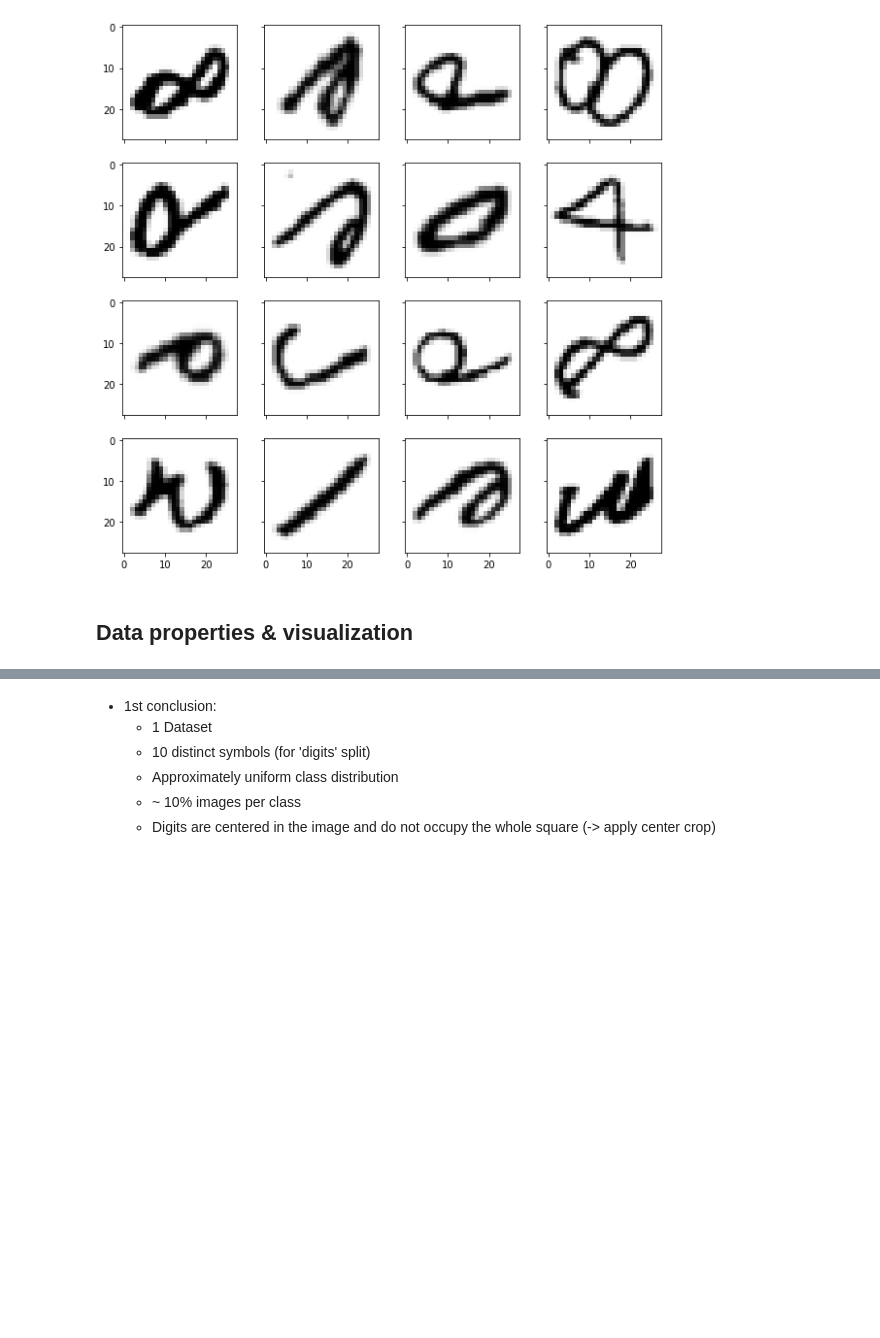
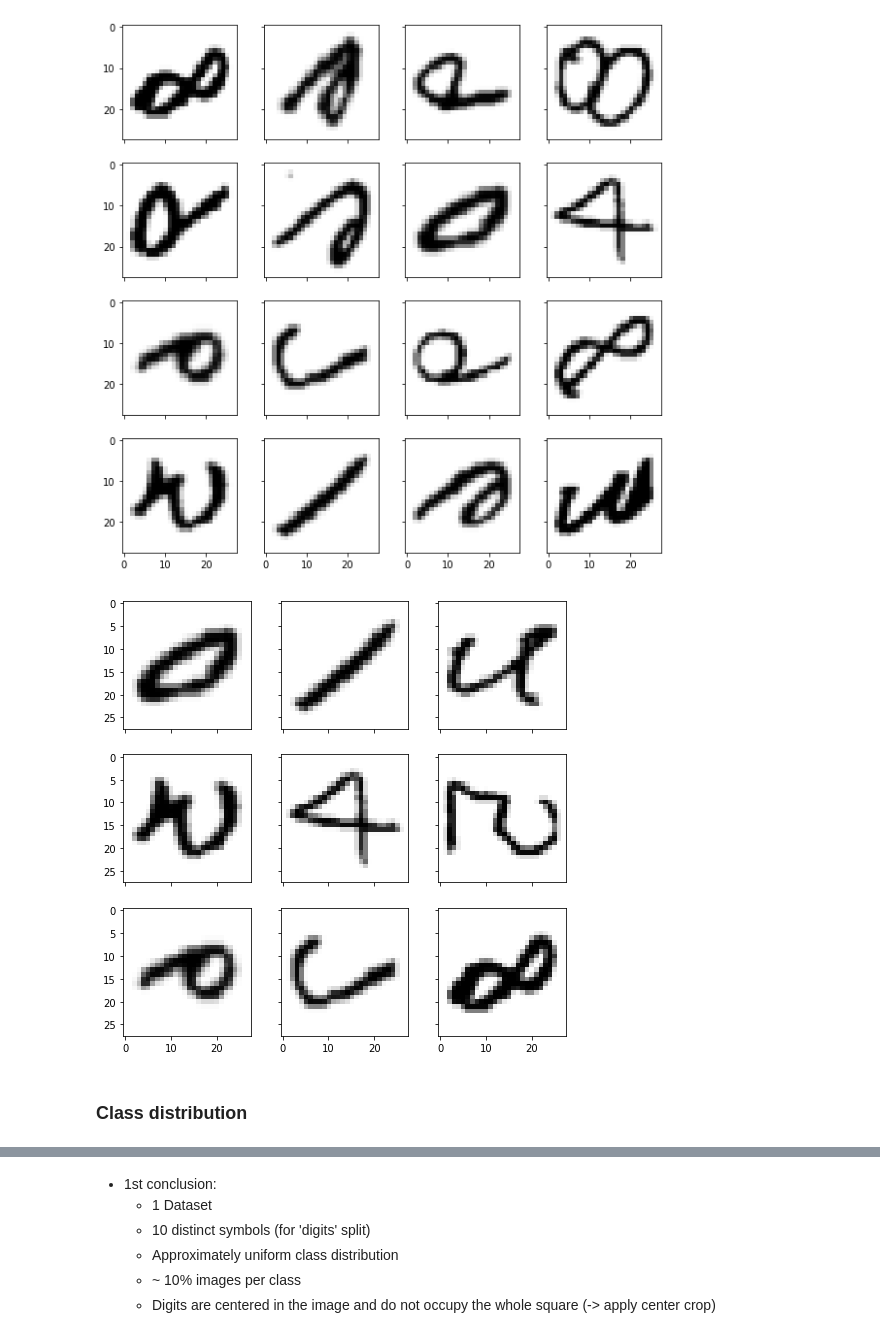
Before and after one commit to PashaIanko/RestrictedBolzmannMachine, a Jupyter notebook: Omniglot_learning.ipynb, the cells around one changed output, grey strips where cells are left out. Cells and saved outputs as stored; diff of their text form; code cells hidden in the pictures; blank space fills up the shorter version.

```diff
--- a/Omniglot_learning.ipynb
+++ b/Omniglot_learning.ipynb
@@ -175,6 +305,8 @@ def project_hidden_layer(weights_matrices, layer_numb):
 - Fix seeds for reproducibility
 # %%
 %%capture
+
+fix_seeds()
 
 transformer = tv.transforms.Compose(
     [
@@ -182,7 +314,10 @@ transformer = tv.transforms.Compose(
         tv.transforms.ToTensor(),
 
         # Transform to {-1, 1} binary image
-        tv.transforms.Normalize(mean=(MEAN_,), std=(STD_)),
+        tv.transforms.Normalize(
+            mean=(PreprocParams.mean,),
+            std=(PreprocParams.std)
+        ),
 
         # Rotate
         # tv.transforms.RandomRotation(degrees = 90)
@@ -197,11 +332,6 @@ data = tv.datasets.EMNIST(
     split = 'digits',
     # shuffle = False
 )
-# test = tv.datasets.EMNIST(
-#     root = 'data/',
-#     train = False,
-#     download = True,
-#     transform = transformer,
-#     split = 'digits',
-#     # shuffle_files = False
-# )
+
+data.data = (data.data.type(torch.FloatTensor) / 255)
+print(f'Data size: {data.data.shape}')
@@ -224,14 +345,18 @@ torch.Size([28, 28])
 # %%
-data_train = data.data[: TRAIN_SIZE_, :]
-targets_train = data.targets[: TRAIN_SIZE_]
+data_train = data.data[: TrainParameters.train_size, :]
+targets_train = data.targets[: TrainParameters.train_size]
 
-data_test = data.data[TRAIN_SIZE_ : TRAIN_SIZE_ + TEST_SIZE_, :]
-targets_test = data.targets[TRAIN_SIZE_ : TRAIN_SIZE_ + TEST_SIZE_]
+data_test = data.data[
+  TrainParameters.train_size : TrainParameters.train_size + TrainParameters.test_size, :
+]
+targets_test = data.targets[
+  TrainParameters.train_size : TrainParameters.train_size + TrainParameters.test_size
+]
 
 print(f"""
         Train size: {data_train.shape, targets_train.shape}
         Test size: {data_test.shape, targets_test.shape}
-      """)
+""")
 # %% [output]
         Train size: (torch.Size([10000, 28, 28]), torch.Size([10000]))
         Test size: (torch.Size([10000, 28, 28]), torch.Size([10000]))
@@ -253,7 +371,21 @@ visualize_symbols(data_train, 16, image_shape = (CROP_SIZE_, CROP_SIZE_))
 # %% [output]
 [figure]
-# %% [markdown]
-## **Data properties & visualization**
+# %%
+# Visualize first few symbols
+visualize_labels(
+    labels = [
+        0, 1, 2,
+        3, 4, 5,
+        6, 7, 8
+    ],
+    data = data_train,
+    targets = targets_train,
+    figsize = (8, 8)
+)
+# %% [output]
+[figure, added]
+# %% [markdown]
+### Class distribution
 # %%
 fig, axes = plt.subplots(1, 2, figsize = (15, 5))
 sns.countplot(
```
Also changed, not shown: parts of 76 cells of this notebook.
